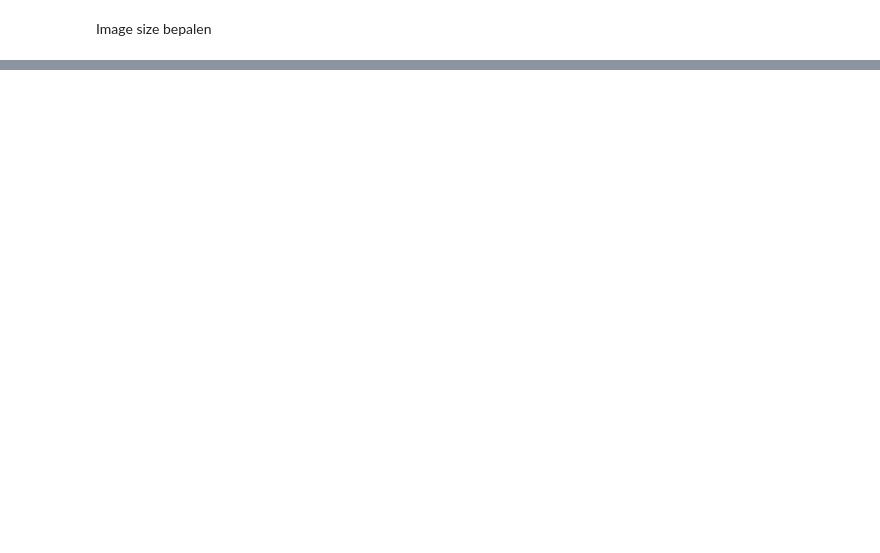
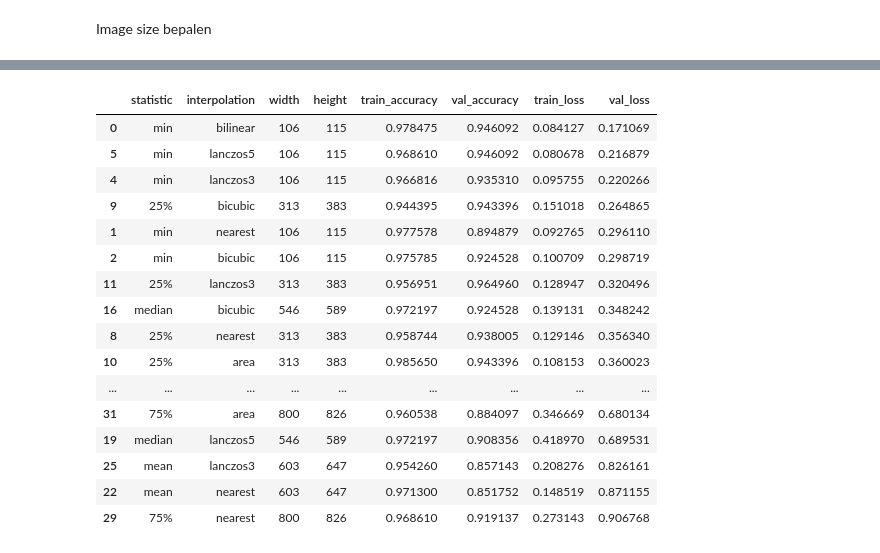
Before and after one commit to Tim-Mortier/Schilderijen-Classificatie, a Jupyter notebook: 4_Data_Sampling_Reshaping.ipynb, the cells around one changed output, grey strips where cells are left out. Saved outputs shown, nothing was run; the diff lists cells and outputs as text; code cells hidden in the pictures; blank space fills up the shorter version.

```diff
--- a/4_Data_Sampling_Reshaping.ipynb
+++ b/4_Data_Sampling_Reshaping.ipynb
@@ -300,5 +263,5 @@ weighted avg       0.53      0.53      0.53       610
 # %% [markdown]
 ### loading dataset
 # %%
-train, val, test = load_dataset("imbalanced_dataset", painters, median_width, median_height, batch_size=2)
+train, val, test = load_dataset("/kaggle/input/schilderijen-datasets/imbalanced_dataset/imbalanced_dataset", painters, median_width, median_height, batch_size=16)
 # %% [output]
@@ -390,4 +346,32 @@ plt.imshow(images[0])
-# %%
-model = build_model(min_width, min_height)
-model.compile(optimizer="rmsprop", loss="binary_crossentropy", metrics=["accuracy"])
-model.fit(train_generator, epochs=20, validation_data=val_generator)
+# %%
+statistics = ["min", "25%", "median", "mean", "75%"]
+interpolations = ["bilinear", "nearest", "bicubic", "area", "lanczos3", "lanczos5", "gaussian"]
+dataset_dir = "/kaggle/input/schilderijen-datasets/imbalanced_dataset/imbalanced_dataset"
+painters = ["Mondriaan", "Picasso"]
+
+results = []
+
+for statistic in statistics:
+    width = int(stats.loc[f"{statistic}", "widths"])
+    height = int(stats.loc[f"{statistic}", "heights"])
+    for interpolation in interpolations:
+        print(statistic, interpolation)
+        train, val, test = load_dataset(dataset_dir, painters, width, height, batch_size=16, interpolation=interpolation)
+        model = build_model(width, height)
+        model.compile(optimizer="rmsprop", loss="binary_crossentropy", metrics=["accuracy"])
+        callbacks = [keras.callbacks.ModelCheckpoint(filepath="model_imbalanced.keras", save_best_only=True, monitor="val_loss")]
+        history = model.fit(train, epochs=15, validation_data=val, callbacks=callbacks, class_weight=class_weight, verbose=0)
+
+        results.append({
+            "statistic": statistic,
+            "interpolation": interpolation,
+            "width": width,
+            "height": height,
+            "train_accuracy": history.history['accuracy'][-1],
+            "val_accuracy": history.history['val_accuracy'][-1],
+            "train_loss": history.history['loss'][-1],
+            "val_loss": history.history['val_loss'][-1]
+        })
+        print(results[-1])
+
+df = pd.DataFrame(results)
@@ -393,0 +396,20 @@ model.fit(train_generator, epochs=20, validation_data=val_generator)
+# %%
+df.sort_values("val_loss")
+# %% [output]
+|  | statistic | interpolation | width | height | train_accuracy | val_accuracy | train_loss | val_loss |
+| 0 | min | bilinear | 106 | 115 | 0.978475 | 0.946092 | 0.084127 | 0.171069 |
+| 5 | min | lanczos5 | 106 | 115 | 0.968610 | 0.946092 | 0.080678 | 0.216879 |
+| 4 | min | lanczos3 | 106 | 115 | 0.966816 | 0.935310 | 0.095755 | 0.220266 |
+| 9 | 25% | bicubic | 313 | 383 | 0.944395 | 0.943396 | 0.151018 | 0.264865 |
+| 1 | min | nearest | 106 | 115 | 0.977578 | 0.894879 | 0.092765 | 0.296110 |
+| 2 | min | bicubic | 106 | 115 | 0.975785 | 0.924528 | 0.100709 | 0.298719 |
+| 11 | 25% | lanczos3 | 313 | 383 | 0.956951 | 0.964960 | 0.128947 | 0.320496 |
+| 16 | median | bicubic | 546 | 589 | 0.972197 | 0.924528 | 0.139131 | 0.348242 |
+| 8 | 25% | nearest | 313 | 383 | 0.958744 | 0.938005 | 0.129146 | 0.356340 |
+| 10 | 25% | area | 313 | 383 | 0.985650 | 0.943396 | 0.108153 | 0.360023 |
+| ... | ... | ... | ... | ... | ... | ... | ... | ... |
+| 31 | 75% | area | 800 | 826 | 0.960538 | 0.884097 | 0.346669 | 0.680134 |
+| 19 | median | lanczos5 | 546 | 589 | 0.972197 | 0.908356 | 0.418970 | 0.689531 |
+| 25 | mean | lanczos3 | 603 | 647 | 0.954260 | 0.857143 | 0.208276 | 0.826161 |
+| 22 | mean | nearest | 603 | 647 | 0.971300 | 0.851752 | 0.148519 | 0.871155 |
+| 29 | 75% | nearest | 800 | 826 | 0.968610 | 0.919137 | 0.273143 | 0.906768 |
```
Also changed, not shown: parts of 24 cells of this notebook.
